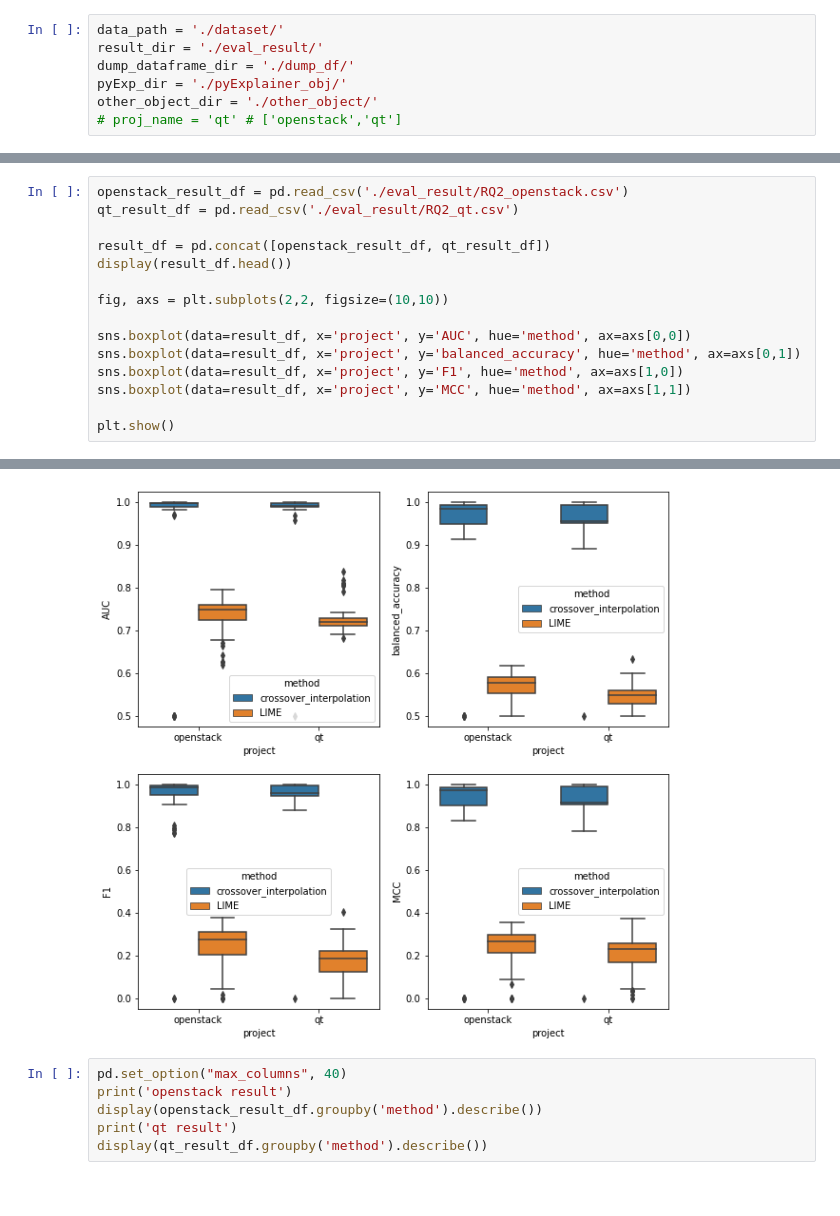
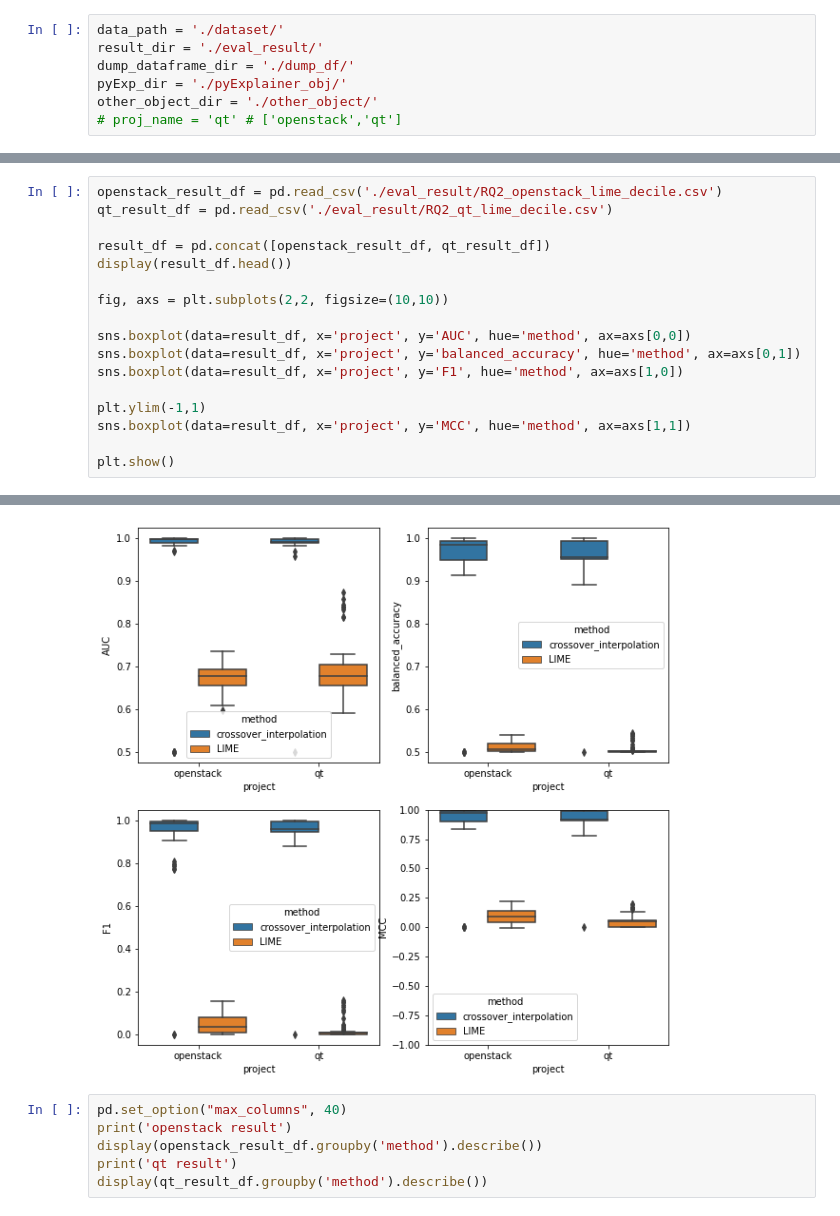
Before and after one commit to awsm-research/PyExplainer, a Jupyter notebook: experiment/evaluation_clean_code.ipynb, the cells around one changed output, grey strips where cells are left out. Drawn from its saved outputs; the diff is of its cells as text.

```diff
--- a/experiment/evaluation_clean_code.ipynb
+++ b/experiment/evaluation_clean_code.ipynb
@@ -508,8 +818,8 @@ finished RQ2 of openstack
 158 rows × 7 columns
 finished RQ2 of qt
 # %%
-openstack_result_df = pd.read_csv('./eval_result/RQ2_openstack.csv')
-qt_result_df = pd.read_csv('./eval_result/RQ2_qt.csv')
+openstack_result_df = pd.read_csv('./eval_result/RQ2_openstack_lime_decile.csv')
+qt_result_df = pd.read_csv('./eval_result/RQ2_qt_lime_decile.csv')
 
 result_df = pd.concat([openstack_result_df, qt_result_df])
 display(result_df.head())
@@ -519,6 +829,8 @@ fig, axs = plt.subplots(2,2, figsize=(10,10))
 sns.boxplot(data=result_df, x='project', y='AUC', hue='method', ax=axs[0,0])
 sns.boxplot(data=result_df, x='project', y='balanced_accuracy', hue='method', ax=axs[0,1])
 sns.boxplot(data=result_df, x='project', y='F1', hue='method', ax=axs[1,0])
+
+plt.ylim(-1,1)
 sns.boxplot(data=result_df, x='project', y='MCC', hue='method', ax=axs[1,1])
 
 plt.show()
@@ -531,5 +843,5 @@ plt.show()
 | 4 | openstack | de31210c05f464c4a79255de68b1a515d... | crossover_interpolation | 0.935895 | 0.986777 | 0.933446 | 0.874022 |
-[figure, old version]
+[figure, new version]
 # %%
 pd.set_option("max_columns", 40)
 print('openstack result')
```
Also changed, not shown: parts of 19 cells of this notebook, 23 other files.
